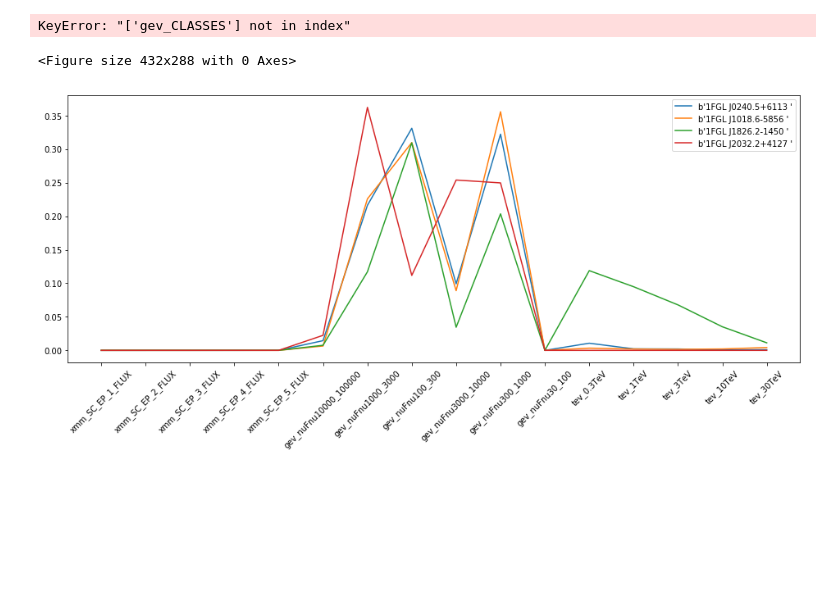
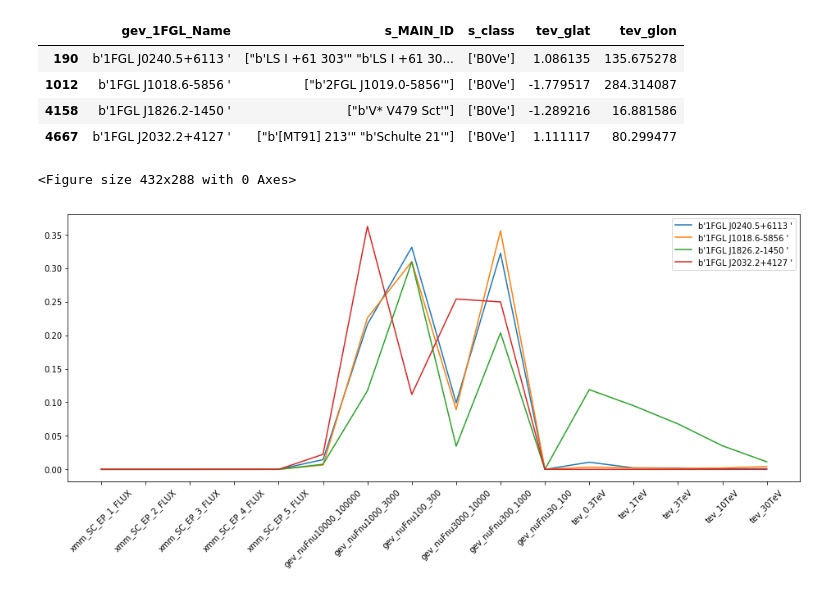
Before and after one commit to anaderi/gamma-bins, a Jupyter notebook: Spectra_image.ipynb, the cells around one changed output. Drawn from its saved outputs; the diff is of its cells as text; code cells hidden in the pictures; blank space fills up the shorter version.

```diff
--- a/Spectra_image.ipynb
+++ b/Spectra_image.ipynb
@@ -46,10 +55,6 @@ pd_common_gevtevxmm = pd_common_gevtevxmm.loc[:, ~pd_common_gevtevxmm.columns.st
 # %%
 spectra_columns = list_xmm_spectra_columns() + list_gev_spectrum_columns() + list_tev_spectrum_columns()
 other_columns = list_xmm_other_columns() + list_gev_other_columns() + list_tev_other_columns()
-# %%
-(pd_common_gevtevxmm[pd_common_gevtevxmm['marked'] == 1])[['s_MAIN_ID', 'gev_1FGL_Name', 's_class', '']]
-# %% [output]
-KeyError: "['gev_CLASSES'] not in index"
 # %%
 def show_marked_spectra(spectra_columns, spectra):
     plt.clf()
@@ -70,6 +75,14 @@ def show_marked_spectra(spectra_columns, spectra):
         ax.plot(range(len(values)), marked_spectra[spectra_columns].iloc[i].values, label=marked_spectra['gev_1FGL_Name'].values[i])
         legend = ax.legend(loc = 'upper right')
     plt.show()
+# %%
+(pd_common_gevtevxmm[pd_common_gevtevxmm['marked'] == 1])[['gev_1FGL_Name', 's_MAIN_ID', 's_class', 'tev_glat', 'tev_glon']]
+# %% [output]
+|  | gev_1FGL_Name | s_MAIN_ID | s_class | tev_glat | tev_glon |
+| 190 | b'1FGL J0240.5+6113 ' | ["b'LS I +61 303'" "b'LS I +61 30... | ['B0Ve'] | 1.086135 | 135.675278 |
+| 1012 | b'1FGL J1018.6-5856 ' | ["b'2FGL J1019.0-5856'"] | ['B0Ve'] | -1.779517 | 284.314087 |
+| 4158 | b'1FGL J1826.2-1450 ' | ["b'V* V479 Sct'"] | ['B0Ve'] | -1.289216 | 16.881586 |
+| 4667 | b'1FGL J2032.2+4127 ' | ["b'[MT91] 213'" "b'Schulte 21'"] | ['B0Ve'] | 1.111117 | 80.299477 |
 # %%
 show_marked_spectra(spectra_columns, pd_common_gevtevxmm)
 # %% [output]
```
Also changed, not shown: parts of 3 cells of this notebook.
